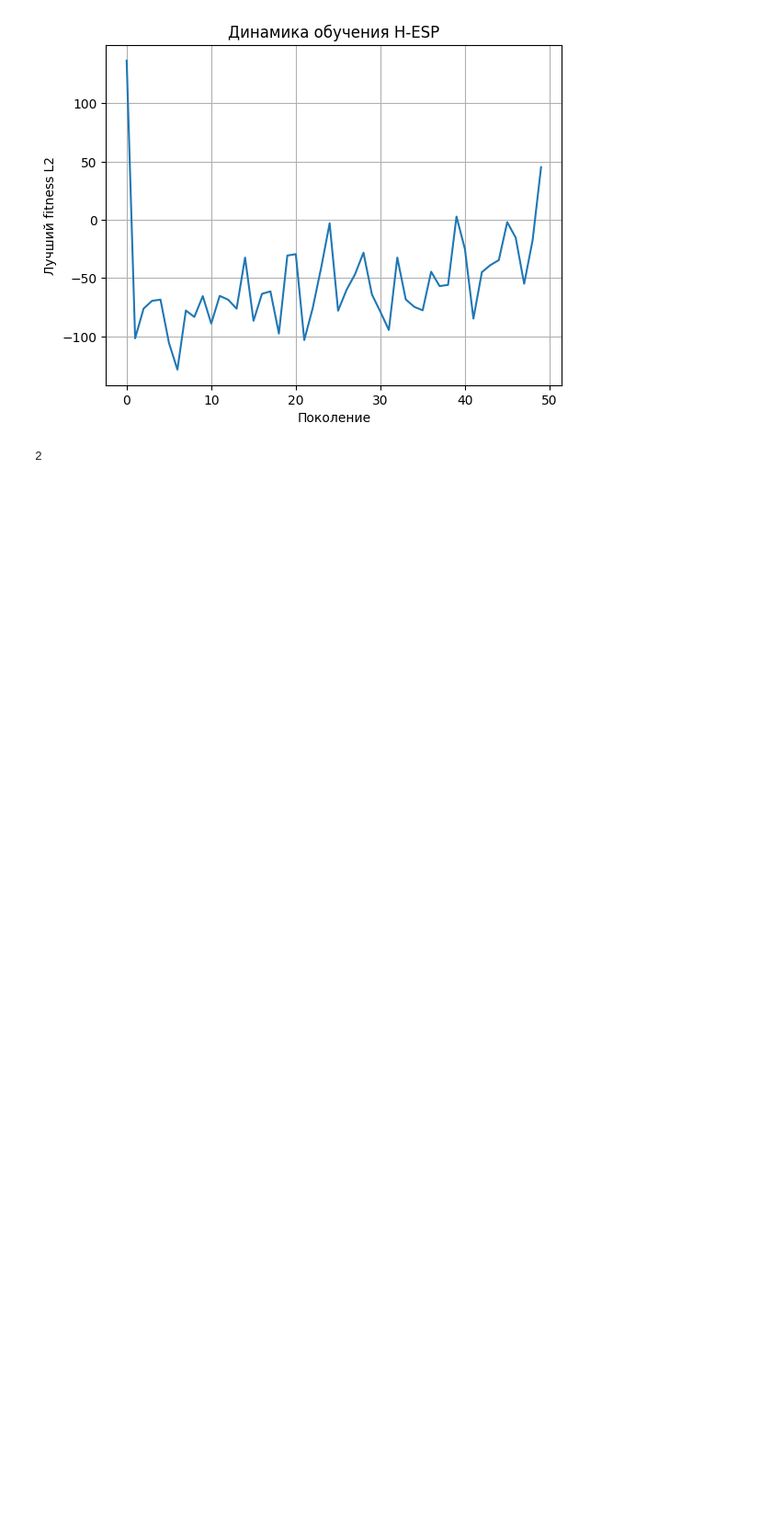
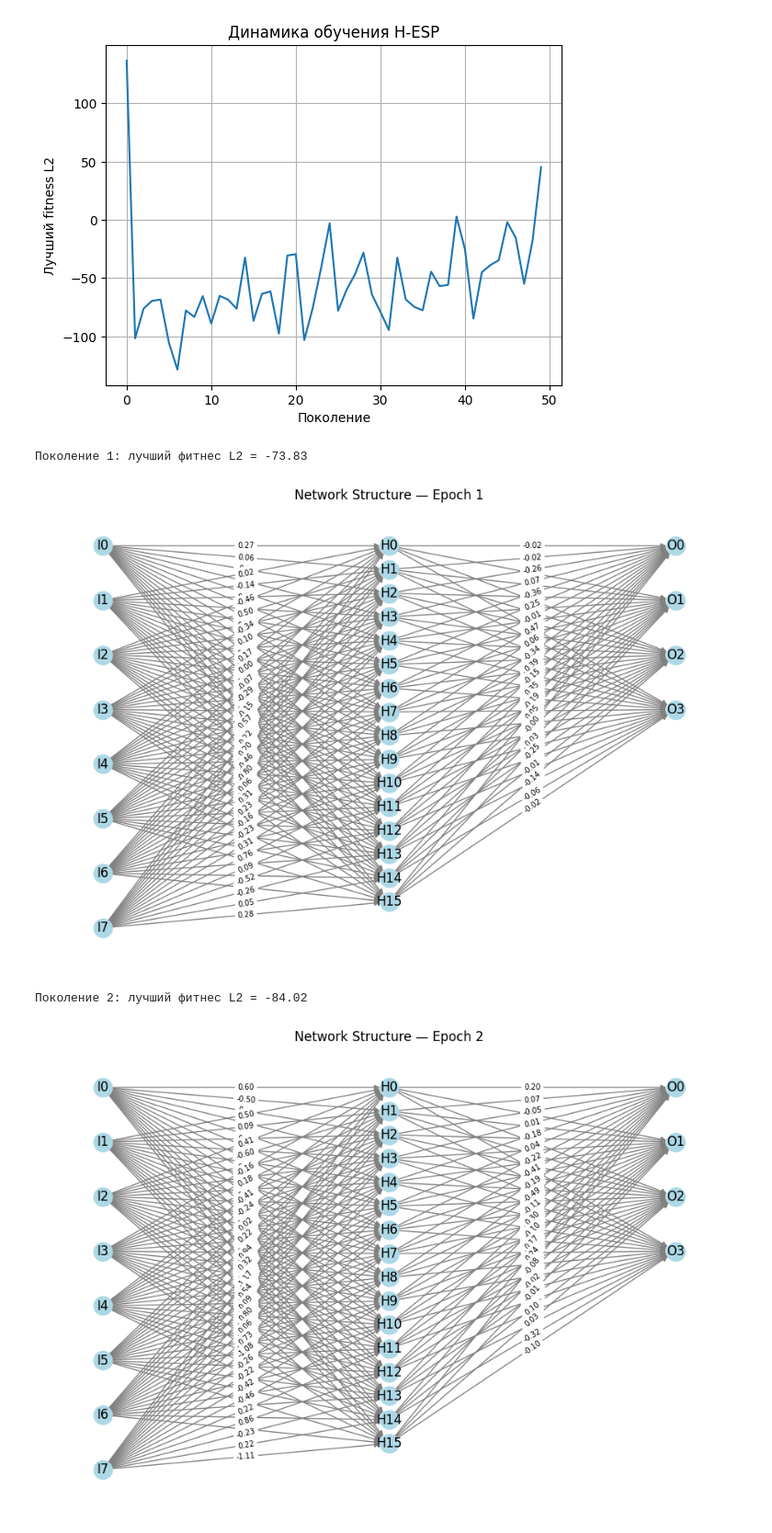
Before and after one commit to doresolla/LunarLander, a Jupyter notebook: h_esp.ipynb, the cells around one changed output. Shown at 92% size. Cells and saved outputs as stored; diff of their text form; code cells hidden in the pictures; blank space fills up the shorter version.

```diff
--- a/h_esp.ipynb
+++ b/h_esp.ipynb
@@ -584,8 +540,10 @@ TypeError: 'NoneType' object is not subscriptable
 # %%
 # %% [output]
 [figure]
-# %%
-x = range(0,len(scores))
-len(scores)
-# %% [output]
-2
+# %%
+net, scores = train_hesp_on_lunarlander(16, 2, mutation_strength=0.2)
+# %% [output]
+Поколение 1: лучший фитнес L2 = -73.83
+[figure, added]
+Поколение 2: лучший фитнес L2 = -84.02
+[figure, added]
```
Also changed, not shown: parts of 8 cells of this notebook.
